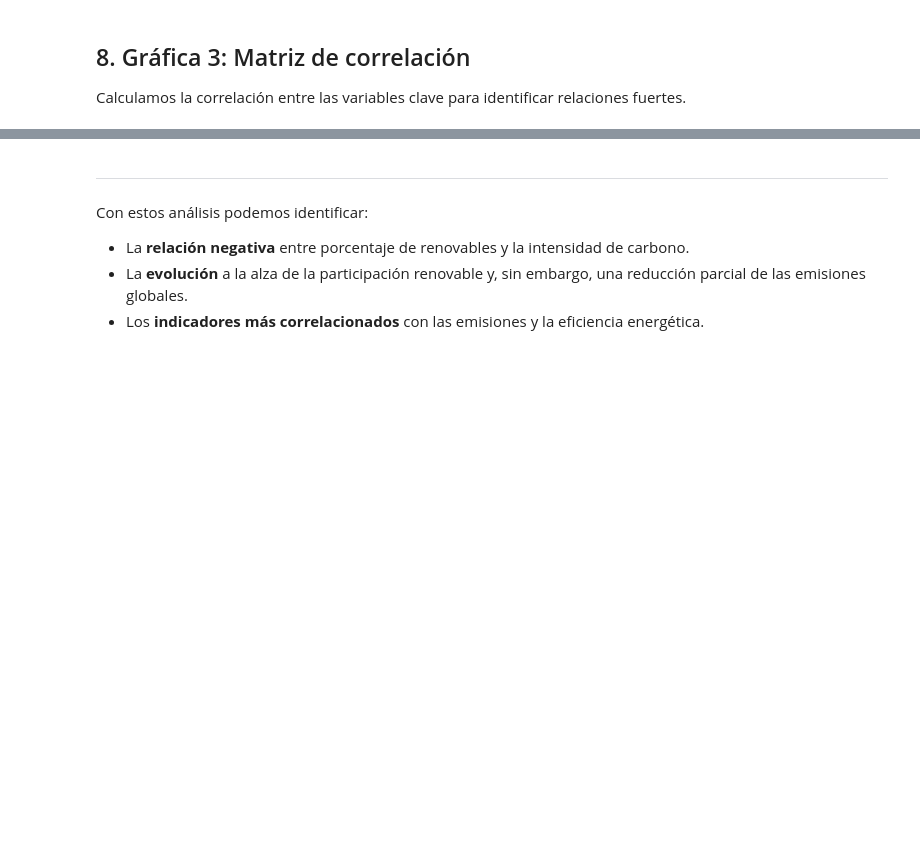
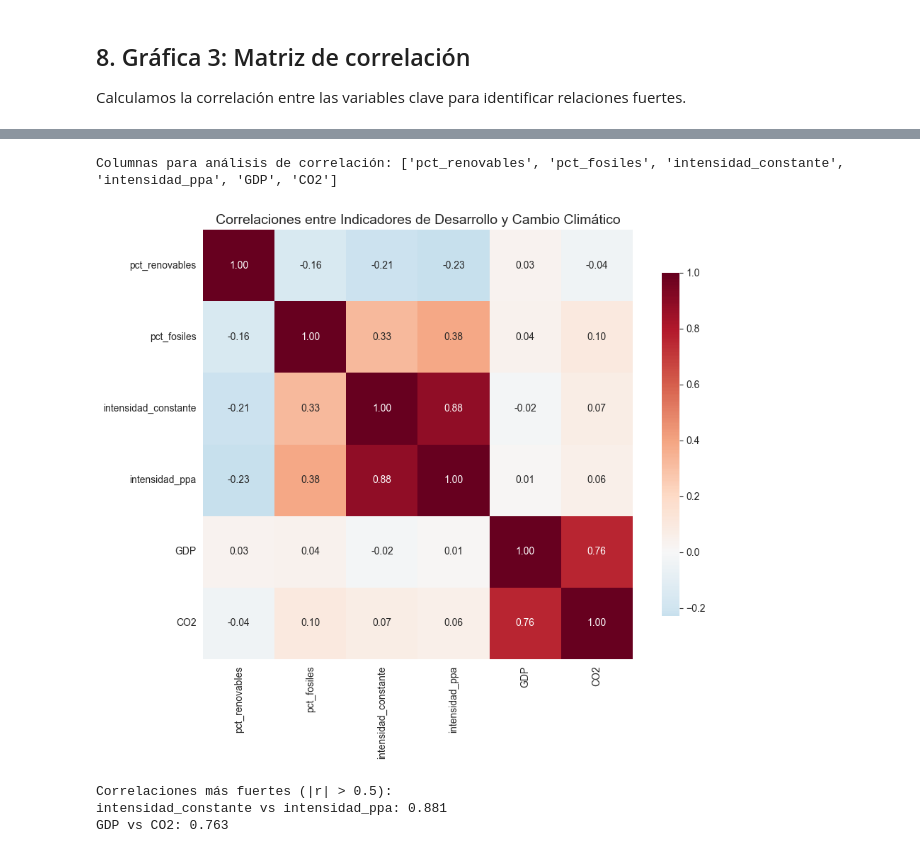
Before and after one commit to Oveer01/TFM-Cambio-Climatico, a Jupyter notebook: notebooks/analisis/03_analisis_desarrollo_energias_renovables.ipynb, the cells around one changed output, grey strips where cells are left out. Cells and saved outputs as stored; diff of their text form; code cells hidden in the pictures; blank space fills up the shorter version.

```diff
--- a/notebooks/analisis/03_analisis_desarrollo_energias_renovables.ipynb
+++ b/notebooks/analisis/03_analisis_desarrollo_energias_renovables.ipynb
@@ -272,7 +613,51 @@ plt.show()
-# %% [markdown]
----
-
-Con estos análisis podemos identificar:
-- La **relación negativa** entre porcentaje de renovables y la intensidad de carbono.
-- La **evolución** a la alza de la participación renovable y, sin embargo, una reducción parcial de las emisiones globales.
-- Los **indicadores más correlacionados** con las emisiones y la eficiencia energética.
+# %%
+# Matriz de correlación
+if df_all.shape[0] > 0:
+    # Identificar columnas numéricas disponibles
+    potential_cols = [
+        "pct_renovables",
+        "pct_fosiles",
+        "uso_energia_pc",
+        "intensidad_constante",
+        "intensidad_ppa",
+        "GDP",
+        "CO2"
+    ]
+
+    # Filtrar solo las columnas que existen y tienen datos
+    corr_cols = []
+    for col in potential_cols:
+        if col in df_all.columns and df_all[col].notna().sum() > 10:
+            corr_cols.append(col)
+
+    print(f"Columnas para análisis de correlación: {corr_cols}")
+
+    if len(corr_cols) >= 2:
+        # Calcular matriz de correlaciones
+        corr = df_all[corr_cols].corr()
+
+        # Dibujar heatmap
+        plt.figure(figsize=(10,8))
+        sns.heatmap(corr, annot=True, fmt=".2f", cmap="RdBu_r", center=0,
+                   square=True, cbar_kws={"shrink": .8})
+        plt.title("Correlaciones entre Indicadores de Desarrollo y Cambio Climático", fontsize=14)
+        plt.tight_layout()
+        plt.show()
+
+        # Mostrar correlaciones más fuertes
+        print("\nCorrelaciones más fuertes (|r| > 0.5):")
+        for i in range(len(corr.columns)):
+            for j in range(i+1, len(corr.columns)):
+                corr_val = corr.iloc[i, j]
+                if abs(corr_val) > 0.5:
+                    print(f"{corr.columns[i]} vs {corr.columns[j]}: {corr_val:.3f}")
+    else:
+        print("No hay suficientes columnas numéricas para el análisis de correlación")
+else:
+    print("No hay datos disponibles para el análisis de correlación")
+# %% [output]
+Columnas para análisis de correlación: ['pct_renovables', 'pct_fosiles', 'intensidad_constante', 'intensidad_ppa', 'GDP', 'CO2']
+[figure, added]
+Correlaciones más fuertes (|r| > 0.5):
+intensidad_constante vs intensidad_ppa: 0.881
+GDP vs CO2: 0.763
```
Also changed, not shown: parts of 24 cells of this notebook, 12 other files.
